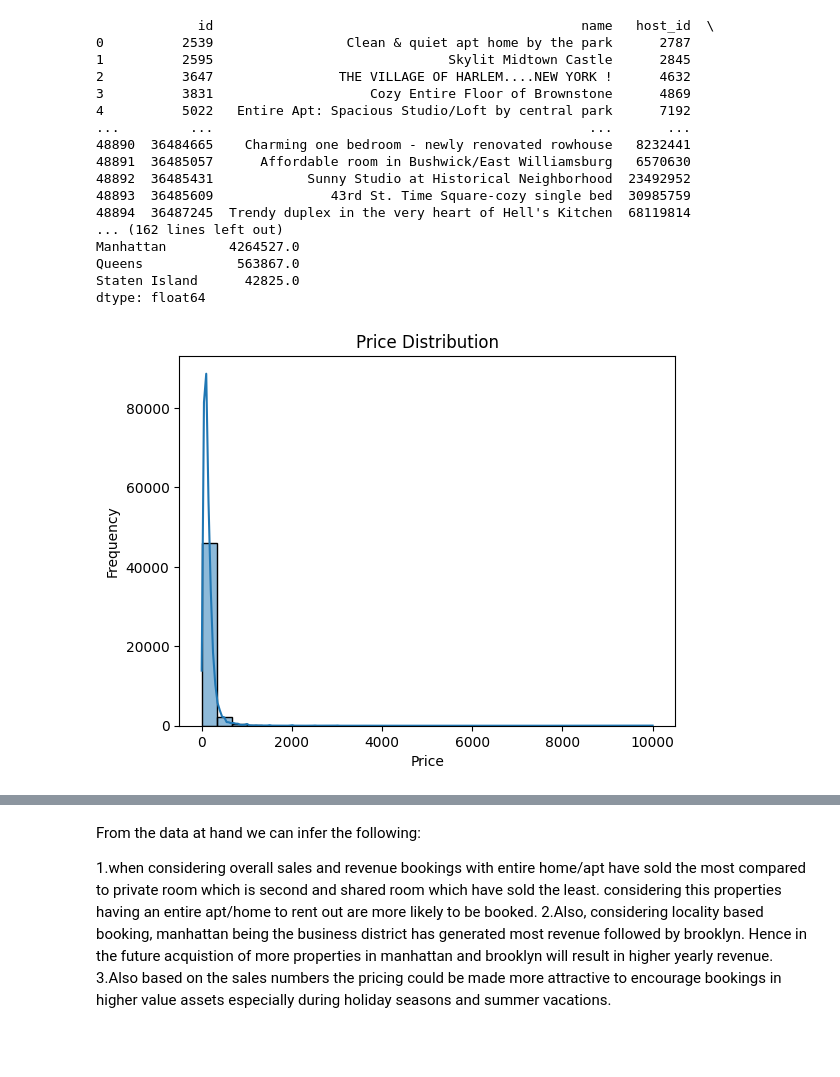
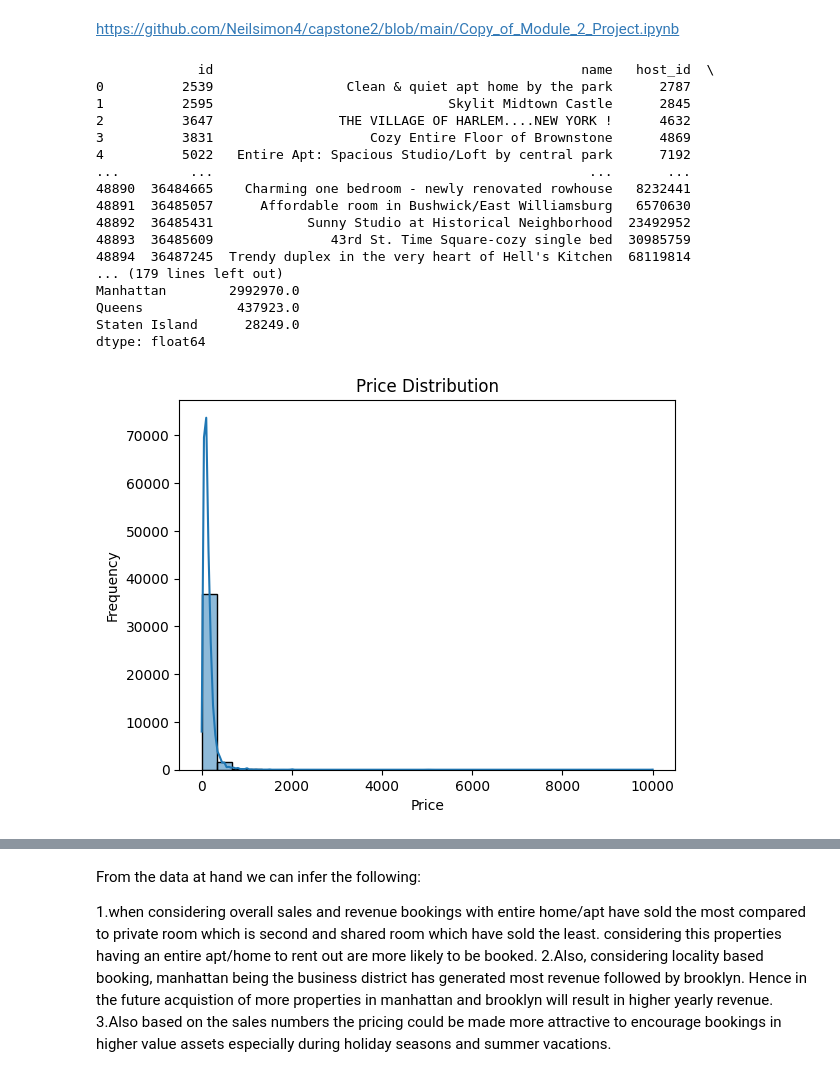
Before and after one commit to Neilsimon4/capstone2, a Jupyter notebook: Copy_of_Module_2_Project.ipynb, the cells around one changed output, grey strips where cells are left out. Drawn from its saved outputs; the diff is of its cells as text; code cells hidden in the pictures; blank space fills up the shorter version.

```diff
--- a/Copy_of_Module_2_Project.ipynb
+++ b/Copy_of_Module_2_Project.ipynb
@@ -1,2 +1,7 @@
 # %% [markdown]
 <a href="https://colab.research.google.com/github/Neilsimon4/capstone2/blob/main/Copy_of_Module_2_Project.ipynb" target="_parent"><img src="https://colab.research.google.com/assets/colab-badge.svg" alt="Open In Colab"/></a>
+# %% [markdown]
+
+
+
+https://github.com/Neilsimon4/capstone2/blob/main/Copy_of_Module_2_Project.ipynb
@@ -6,15 +14,22 @@ import numpy as np
 import pandas as pd
 import matplotlib.pyplot as plt
 import seaborn as sns
-
-df=pd.read_csv("/content/Airbnb NYC 2019.csv")
+#data loading
+df=pd.read_csv("/content/Airbnb NYC 2019 (1).csv")
 print(df)
-
+#data description
 print(df.head())
 
 print(df.info())
 
 print(df.describe())
+
+#data cleaning
+
+print(df.isnull().sum())
+df.dropna(inplace=True)
+
+#Data wrangling
 
 print(df['room_type'].value_counts())
 
@@ -28,9 +43,12 @@ print(df.groupby('neighbourhood_group')['price'].mean())
 
 print(df['neighbourhood_group'].value_counts()*df.groupby('neighbourhood_group')['price'].mean())
 
+#With respect to data wrangling we have correlated mean price to the neghbourhood.
+#Also price to the room type is a metric to be considered.As both of these affect the booking frequency and price.
 
 
 
+#data visualisation
 
 sns.histplot(df['price'], bins=30, kde=True)
 plt.xlabel('Price')
@@ -48,35 +66,42 @@ plt.show()
 
 
 
 sns.boxplot(data=df, x='neighbourhood_group', y='price')
 plt.xlabel('Neighborhood Group')
 plt.ylabel('Price')
 plt.title('Price Distribution by Neighborhood Group')
 plt.xticks(rotation=45)
 plt.show()
 
 
 sns.scatterplot(data=df,x='room_type',y='price',alpha=0.5)
 plt.xlabel('Room type')
 plt.ylabel('Price')
 plt.title("Price distribution by Room type")
 plt.show()
+
+
+plt.figure(figsize=(10, 8))
+correlation_matrix = df.corr()
+sns.heatmap(correlation_matrix, annot=True, cmap='coolwarm')
+plt.title('Correlation Heatmap')
+plt.show()
 # %% [output]
              id                                               name   host_id  \
 0          2539                 Clean & quiet apt home by the park      2787
 1          2595                              Skylit Midtown Castle      2845
 2          3647                THE VILLAGE OF HARLEM....NEW YORK !      4632
 3          3831                    Cozy Entire Floor of Brownstone      4869
 4          5022   Entire Apt: Spacious Studio/Loft by central park      7192
 ...         ...                                                ...       ...
 48890  36484665    Charming one bedroom - newly renovated rowhouse   8232441
 48891  36485057      Affordable room in Bushwick/East Williamsburg   6570630
 48892  36485431            Sunny Studio at Historical Neighborhood  23492952
 48893  36485609               43rd St. Time Square-cozy single bed  30985759
 48894  36487245  Trendy duplex in the very heart of Hell's Kitchen  68119814
-... (162 lines left out)
-Manhattan        4264527.0
-Queens            563867.0
-Staten Island      42825.0
+... (179 lines left out)
+Manhattan        2992970.0
+Queens            437923.0
+Staten Island      28249.0
 dtype: float64
-[figure, old version]
+[figure, new version]
```
Also changed, not shown: parts of 2 cells of this notebook.
